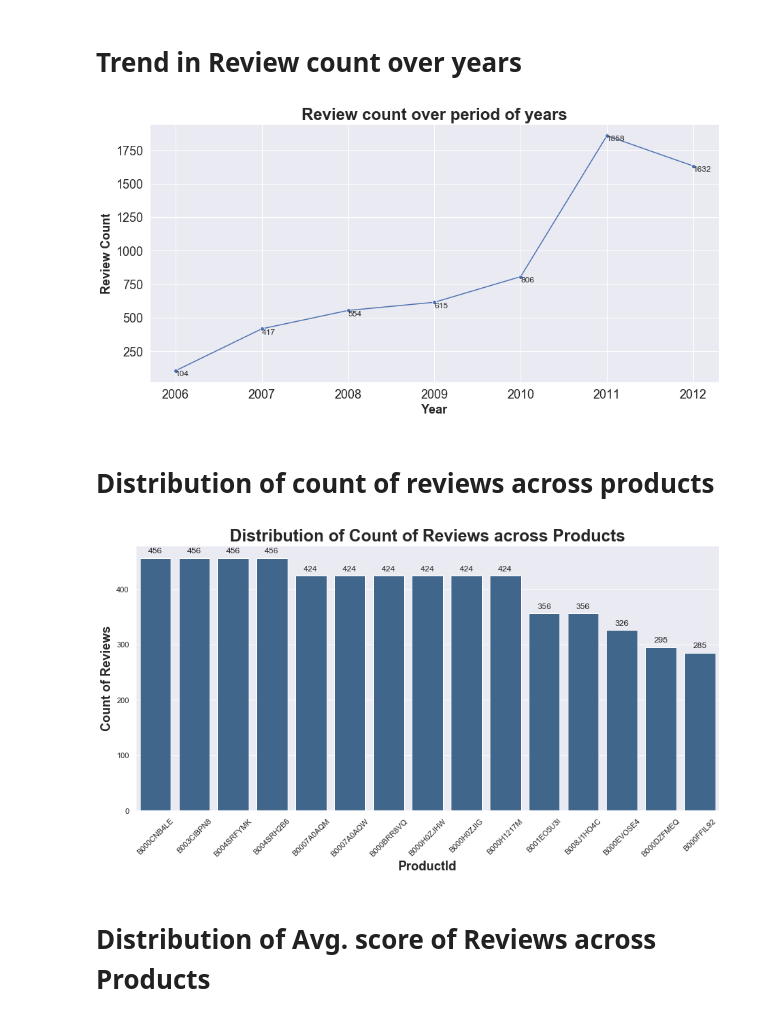
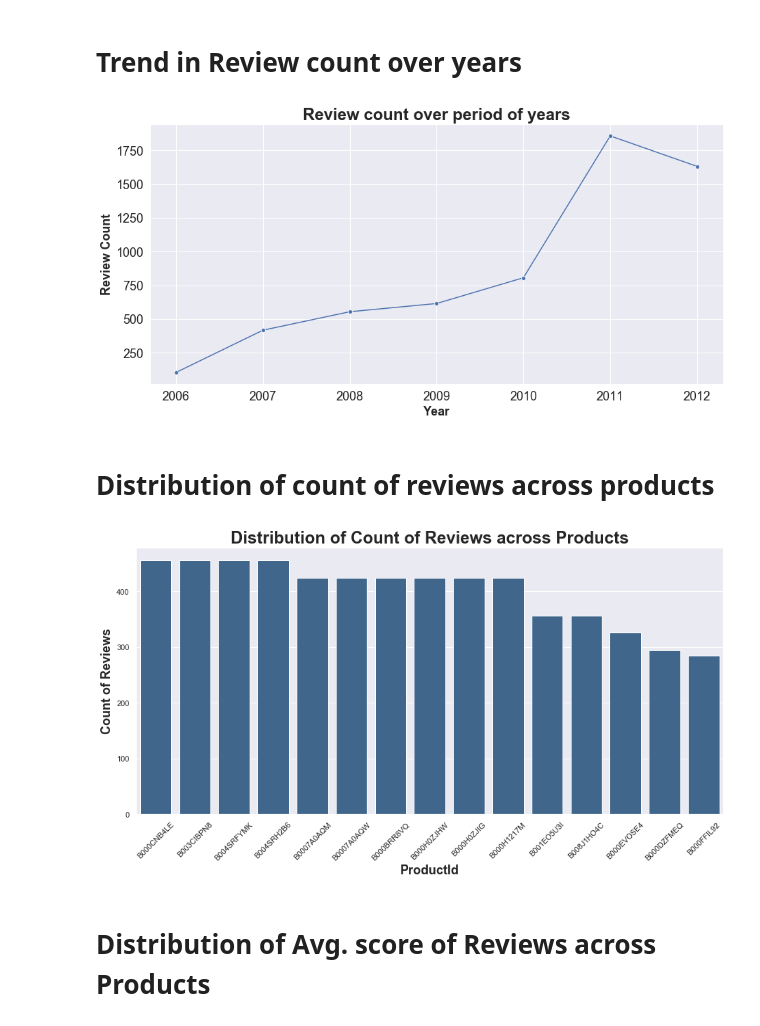
Before and after one commit to vibhutivadje/Text_Mining_Project, a Jupyter notebook: AmazonfoodReview_Analysis.ipynb, the cells around one changed output. Cells and saved outputs as stored; diff of their text form; code cells hidden in the pictures.

```diff
--- a/AmazonfoodReview_Analysis.ipynb
+++ b/AmazonfoodReview_Analysis.ipynb
@@ -182,13 +182,9 @@ plt.yticks(fontsize=18)
 ax.set_xlabel('Year', fontsize=18, weight = 'bold')
 ax.set_ylabel('Review Count', fontsize=18, weight = 'bold')
 plt.title(title, fontsize=24, y=1, weight = 'bold')
-
-for x,y,m in df_review[['Year','Counts','Counts']].values:
-            ax.text(x,y,f'{m:.0f}',ha = 'left', va = 'top')
-
 plt.show()
 # %% [output]
-[figure, old version]
+[figure, new version]
 # %% [markdown]
 # Distribution of count of reviews across products
 # %%
@@ -197,17 +193,14 @@ df_review_products = df_final.groupby(['ProductId']).count()['Id'].reset_index()
 # %%
 plt.figure(figsize=(15, 7))
 bar_plot = sns.barplot(x="ProductId", y="Id", data=df_review_products, color=(0.2, 0.4, 0.6, 0.6))
 #plt.ticklabel_format(style='plain', axis='y')
 plt.xticks(rotation=45)
 plt.title('Distribution of Count of Reviews across Products',fontsize=24, y=1, weight = 'bold')
 plt.ylabel('Count of Reviews',fontsize=18, weight = 'bold')
 plt.xlabel('ProductId',fontsize=18, weight = 'bold')
-for p in bar_plot.patches:
-    bar_plot.annotate(str(format(p.get_height(), '.0f')), (p.get_x() + p.get_width() / 2., p.get_height()), ha = 'center', va = 'center', xytext = (0, 10), textcoords = 'offset points')
-
 plt.show();
 # %% [output]
-[figure, old version]
+[figure, new version]
 # %% [markdown]
 # Distribution of Avg. score of Reviews across Products
 # %%
```
Also changed, not shown: parts of 9 cells of this notebook, 1 other file.
